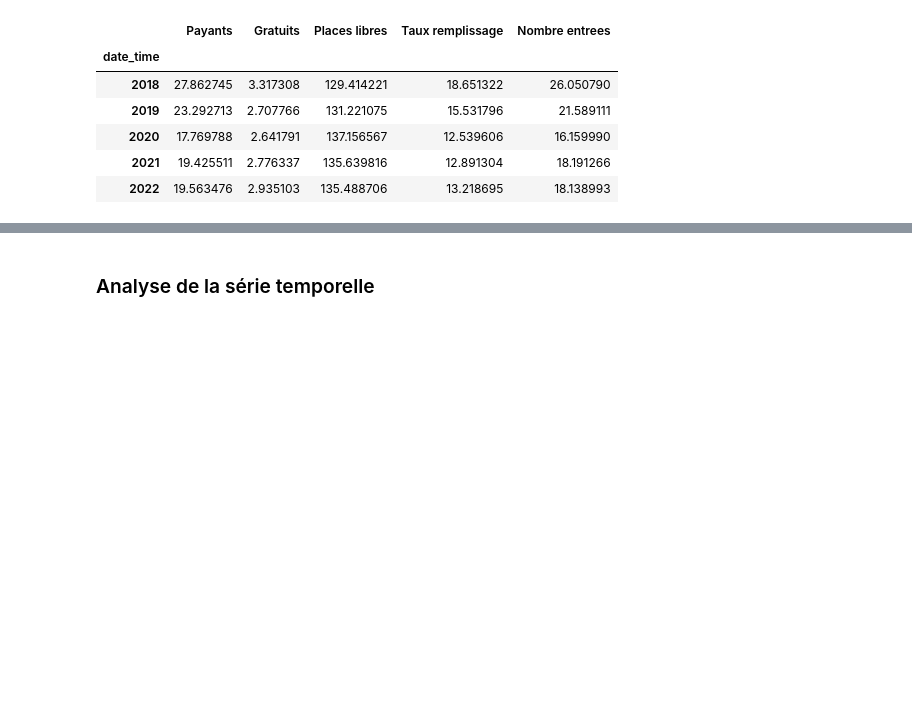
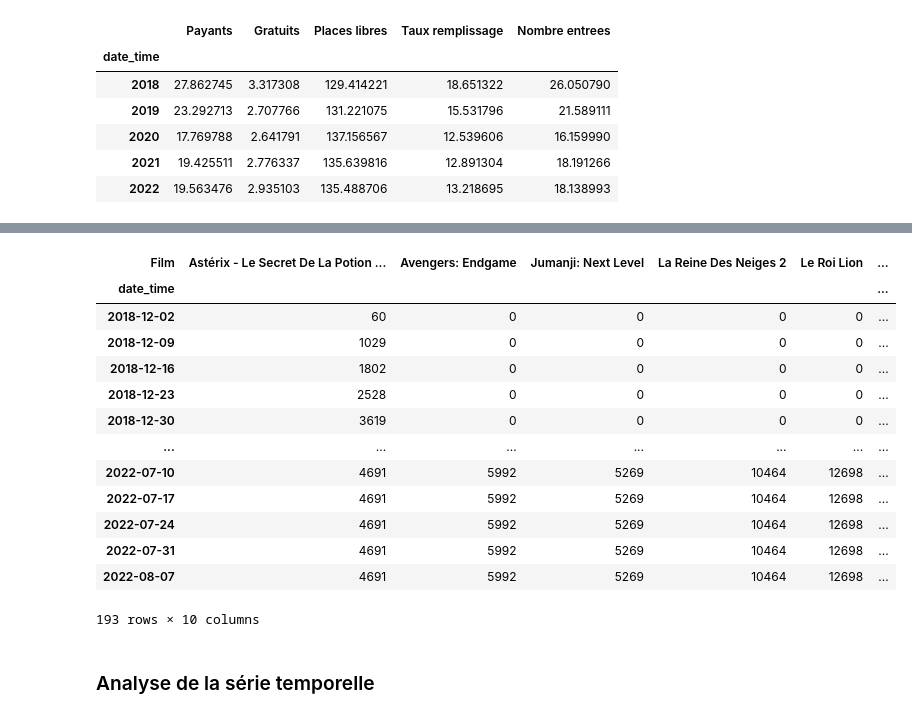
Before and after one commit to Pierre-Faure/Cine_ML, a Jupyter notebook: notebooks/[FR]_1_analyse_donnees_cinema.ipynb, the cells around one changed output, grey strips where cells are left out. Saved outputs shown, nothing was run; the diff lists cells and outputs as text; code cells hidden in the pictures; blank space fills up the shorter version.

```diff
--- a/notebooks/[FR]_1_analyse_donnees_cinema.ipynb
+++ b/notebooks/[FR]_1_analyse_donnees_cinema.ipynb
@@ -212,0 +215,32 @@ plt.show();
+# %%
+df_bcr = df[['date_time', 'Film', 'Nombre entrees']]
+nb_films = 10
+df_bcr = df_bcr[df_bcr['Film'].isin(df_bcr.groupby('Film').sum().sort_values('Nombre entrees', ascending=False).head(nb_films).index.values)]
+# %%
+df_bcr_pivot = pd.pivot_table(df_bcr,
+                               values="Nombre entrees",
+                               index = "date_time",
+                               columns = "Film",
+                               aggfunc = np.sum,
+                               fill_value=0
+                        )
+# %%
+df_bcr_pivot = df_bcr_pivot.groupby(df_bcr_pivot.index).sum().resample('1w').sum()
+# %%
+df_bcr_pivot = df_bcr_pivot.cumsum()
+df_bcr_pivot
+# %% [output]
+| Film | Astérix - Le Secret De La Potion ... | Avengers: Endgame | Jumanji: Next Level | La Reine Des Neiges 2 | Le Roi Lion | ... |
+| date_time |  |  |  |  |  | ... |
+| 2018-12-02 | 60 | 0 | 0 | 0 | 0 | ... |
+| 2018-12-09 | 1029 | 0 | 0 | 0 | 0 | ... |
+| 2018-12-16 | 1802 | 0 | 0 | 0 | 0 | ... |
+| 2018-12-23 | 2528 | 0 | 0 | 0 | 0 | ... |
+| 2018-12-30 | 3619 | 0 | 0 | 0 | 0 | ... |
+| ... | ... | ... | ... | ... | ... | ... |
+| 2022-07-10 | 4691 | 5992 | 5269 | 10464 | 12698 | ... |
+| 2022-07-17 | 4691 | 5992 | 5269 | 10464 | 12698 | ... |
+| 2022-07-24 | 4691 | 5992 | 5269 | 10464 | 12698 | ... |
+| 2022-07-31 | 4691 | 5992 | 5269 | 10464 | 12698 | ... |
+| 2022-08-07 | 4691 | 5992 | 5269 | 10464 | 12698 | ... |
+193 rows × 10 columns
```
Also changed, not shown: parts of 3 cells of this notebook.
